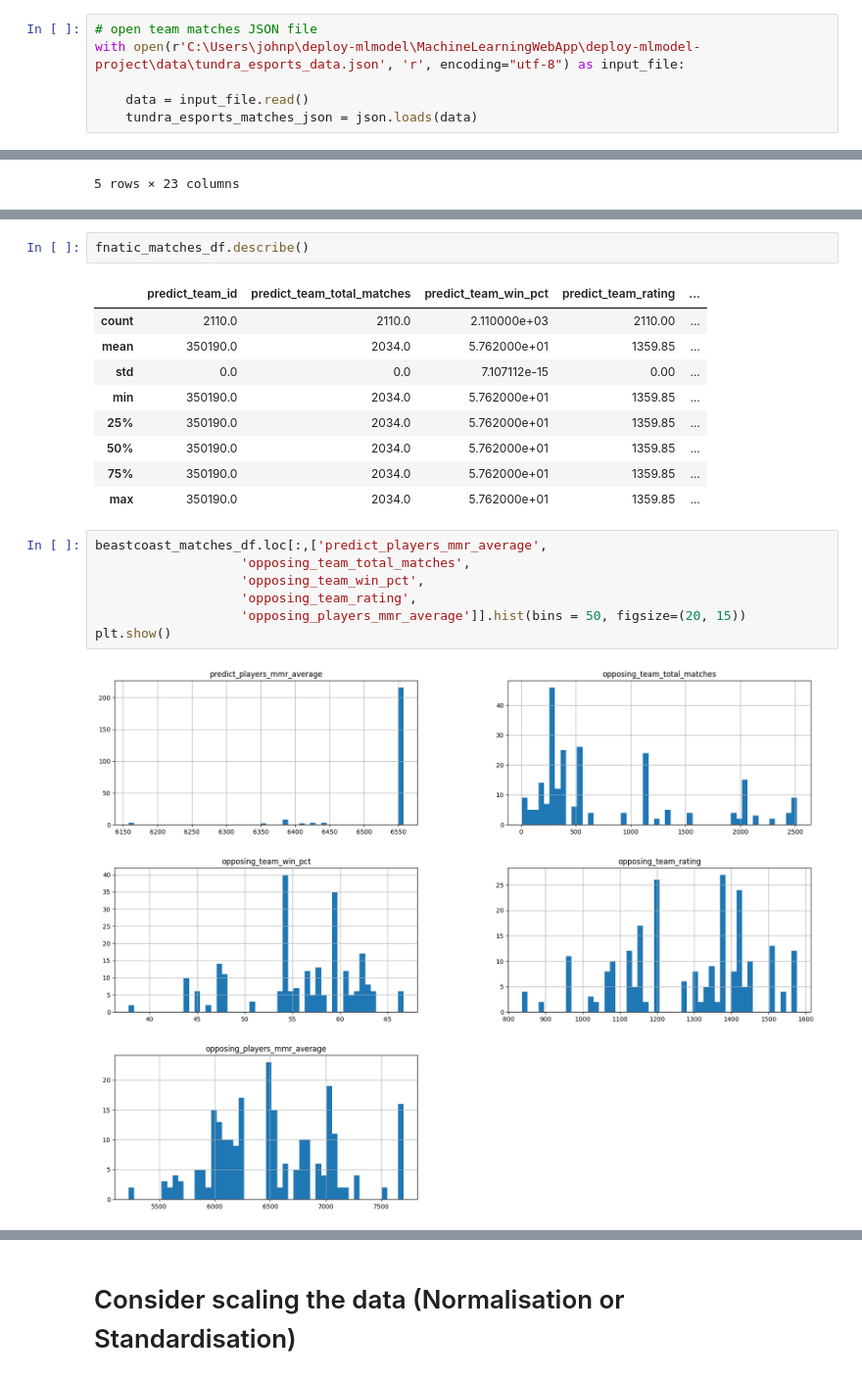
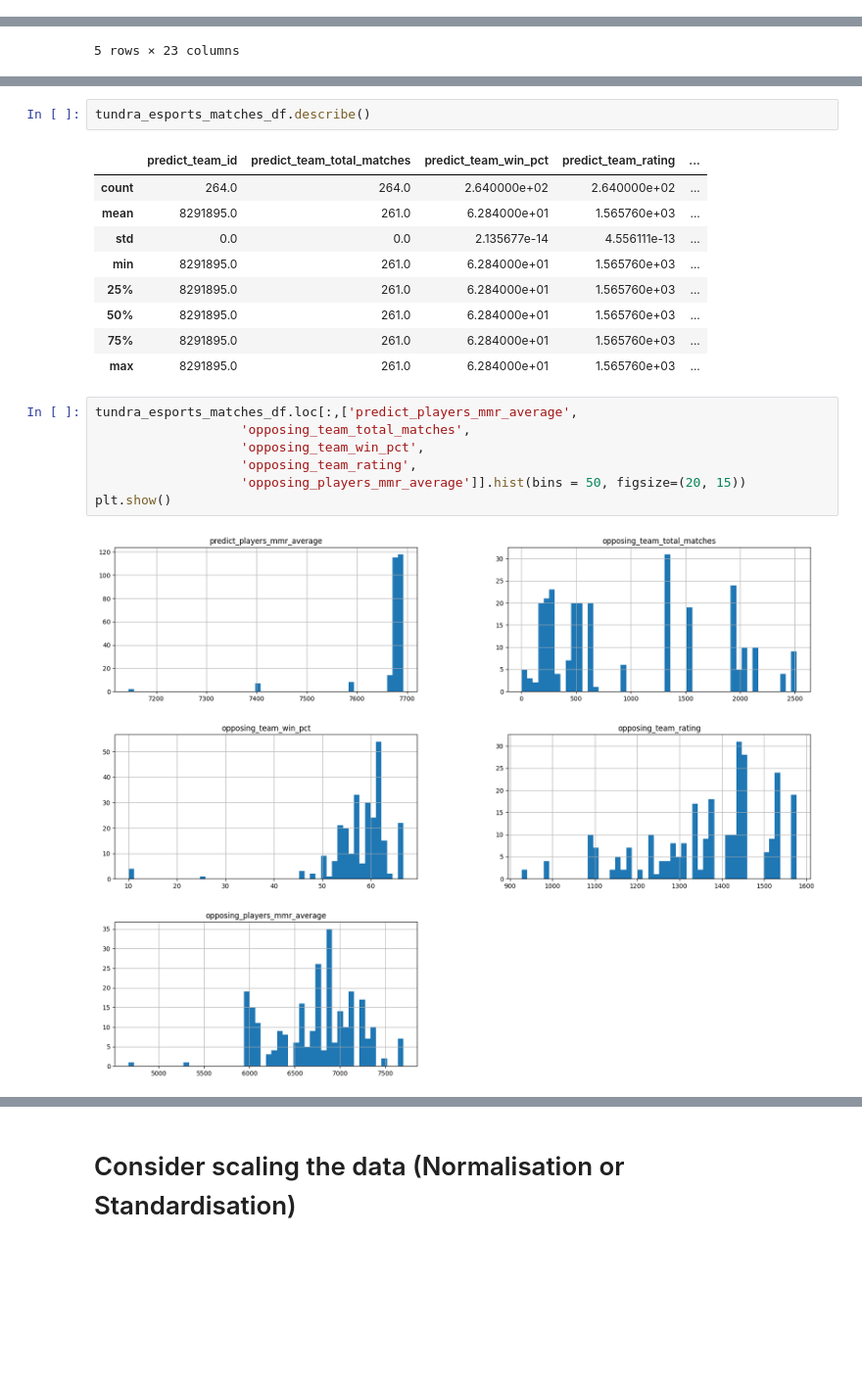
Before and after one commit to johnnyoso/MachineLearningWebApp, a Jupyter notebook: deploy-mlmodel-project/DotaLogisticRegression.ipynb, the cells around one changed output, grey strips where cells are left out. Shown at 98% size. Saved outputs shown, nothing was run; the diff lists cells and outputs as text; blank space fills up the shorter version.

```diff
--- a/deploy-mlmodel-project/DotaLogisticRegression.ipynb
+++ b/deploy-mlmodel-project/DotaLogisticRegression.ipynb
@@ -24,6 +15,0 @@ HEROES_STATS = 'heroStats'
-# %%
-# open team matches JSON file
-with open(r'C:\Users\johnp\deploy-mlmodel\MachineLearningWebApp\deploy-mlmodel-project\data\tundra_esports_data.json', 'r', encoding="utf-8") as input_file:
-
-    data = input_file.read()
-    tundra_esports_matches_json = json.loads(data)
@@ -250,22 +97,22 @@ team_secret_matches_df.shape
 # %%
-fnatic_matches_df.describe()
+tundra_esports_matches_df.describe()
 # %% [output]
 |  | predict_team_id | predict_team_total_matches | predict_team_win_pct | predict_team_rating | ... |
-| count | 2110.0 | 2110.0 | 2.110000e+03 | 2110.00 | ... |
-| mean | 350190.0 | 2034.0 | 5.762000e+01 | 1359.85 | ... |
-| std | 0.0 | 0.0 | 7.107112e-15 | 0.00 | ... |
-| min | 350190.0 | 2034.0 | 5.762000e+01 | 1359.85 | ... |
-| 25% | 350190.0 | 2034.0 | 5.762000e+01 | 1359.85 | ... |
-| 50% | 350190.0 | 2034.0 | 5.762000e+01 | 1359.85 | ... |
-| 75% | 350190.0 | 2034.0 | 5.762000e+01 | 1359.85 | ... |
-| max | 350190.0 | 2034.0 | 5.762000e+01 | 1359.85 | ... |
+| count | 264.0 | 264.0 | 2.640000e+02 | 2.640000e+02 | ... |
+| mean | 8291895.0 | 261.0 | 6.284000e+01 | 1.565760e+03 | ... |
+| std | 0.0 | 0.0 | 2.135677e-14 | 4.556111e-13 | ... |
+| min | 8291895.0 | 261.0 | 6.284000e+01 | 1.565760e+03 | ... |
+| 25% | 8291895.0 | 261.0 | 6.284000e+01 | 1.565760e+03 | ... |
+| 50% | 8291895.0 | 261.0 | 6.284000e+01 | 1.565760e+03 | ... |
+| 75% | 8291895.0 | 261.0 | 6.284000e+01 | 1.565760e+03 | ... |
+| max | 8291895.0 | 261.0 | 6.284000e+01 | 1.565760e+03 | ... |
 # %%
-beastcoast_matches_df.loc[:,['predict_players_mmr_average',
+tundra_esports_matches_df.loc[:,['predict_players_mmr_average',
                    'opposing_team_total_matches',
                    'opposing_team_win_pct',
                    'opposing_team_rating',
                    'opposing_players_mmr_average']].hist(bins = 50, figsize=(20, 15))
 plt.show()
 # %% [output]
-[figure, old version]
+[figure, new version]
 # %%
```
Also changed, not shown: parts of 23 cells of this notebook, 6 other files.
